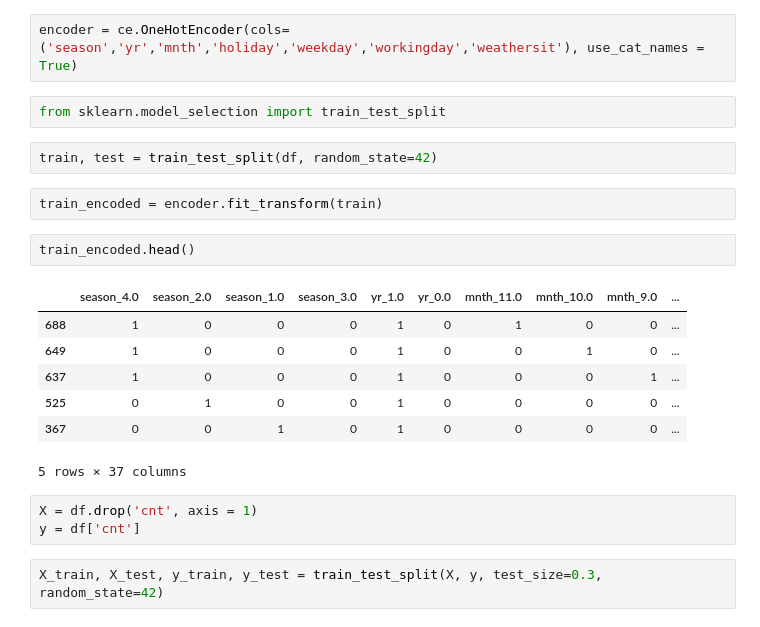
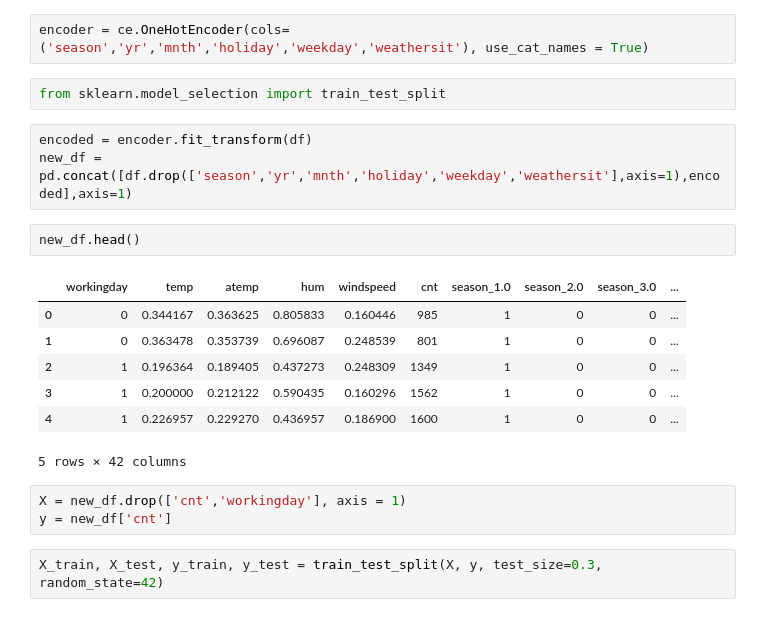
Before and after one commit to Ayush-Patel-10/DS-5220_Assignments, a Jupyter notebook: problem-4.ipynb, the cells around one changed output. Drawn from its saved outputs; the diff is of its cells as text.

```diff
--- a/problem-4.ipynb
+++ b/problem-4.ipynb
@@ -99,26 +99,25 @@ df.head()
 # %%
 import category_encoders as ce
 # %%
-encoder = ce.OneHotEncoder(cols=('season','yr','mnth','holiday','weekday','workingday','weathersit'), use_cat_names = True)
+encoder = ce.OneHotEncoder(cols=('season','yr','mnth','holiday','weekday','weathersit'), use_cat_names = True)
 # %%
 from sklearn.model_selection import train_test_split
-# %%
-train, test = train_test_split(df, random_state=42)
-# %%
-train_encoded = encoder.fit_transform(train)
+# %%
+encoded = encoder.fit_transform(df)
+new_df = pd.concat([df.drop(['season','yr','mnth','holiday','weekday','weathersit'],axis=1),encoded],axis=1)
 # %%
-train_encoded.head()
+new_df.head()
 # %% [output]
-|  | season_4.0 | season_2.0 | season_1.0 | season_3.0 | yr_1.0 | yr_0.0 | mnth_11.0 | mnth_10.0 | mnth_9.0 | ... |
-| 688 | 1 | 0 | 0 | 0 | 1 | 0 | 1 | 0 | 0 | ... |
-| 649 | 1 | 0 | 0 | 0 | 1 | 0 | 0 | 1 | 0 | ... |
-| 637 | 1 | 0 | 0 | 0 | 1 | 0 | 0 | 0 | 1 | ... |
-| 525 | 0 | 1 | 0 | 0 | 1 | 0 | 0 | 0 | 0 | ... |
-| 367 | 0 | 0 | 1 | 0 | 1 | 0 | 0 | 0 | 0 | ... |
+|  | workingday | temp | atemp | hum | windspeed | cnt | season_1.0 | season_2.0 | season_3.0 | ... |
+| 0 | 0 | 0.344167 | 0.363625 | 0.805833 | 0.160446 | 985 | 1 | 0 | 0 | ... |
+| 1 | 0 | 0.363478 | 0.353739 | 0.696087 | 0.248539 | 801 | 1 | 0 | 0 | ... |
+| 2 | 1 | 0.196364 | 0.189405 | 0.437273 | 0.248309 | 1349 | 1 | 0 | 0 | ... |
+| 3 | 1 | 0.200000 | 0.212122 | 0.590435 | 0.160296 | 1562 | 1 | 0 | 0 | ... |
+| 4 | 1 | 0.226957 | 0.229270 | 0.436957 | 0.186900 | 1600 | 1 | 0 | 0 | ... |
-5 rows × 37 columns
+5 rows × 42 columns
 # %%
-X = df.drop('cnt', axis = 1)
-y = df['cnt']
+X = new_df.drop(['cnt','workingday'], axis = 1)
+y = new_df['cnt']
 # %%
 X_train, X_test, y_train, y_test = train_test_split(X, y, test_size=0.3, random_state=42)
 # %%
```
Also changed, not shown: parts of 7 cells of this notebook.
